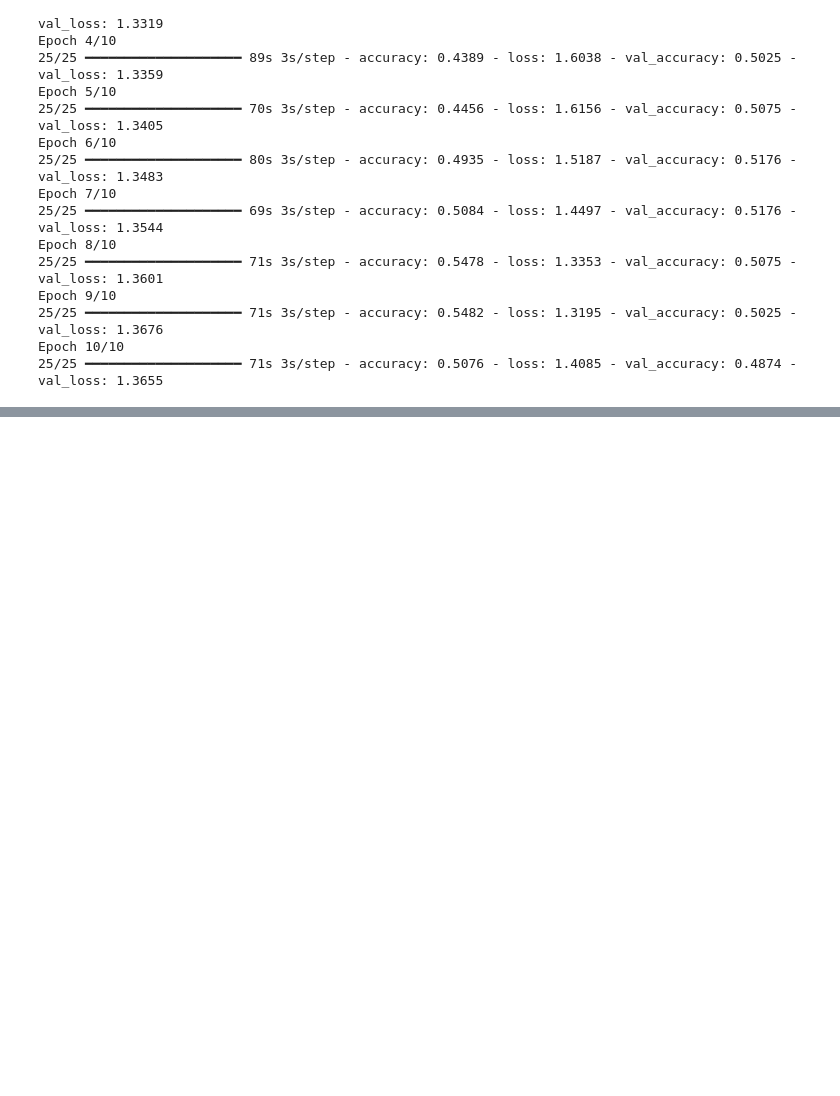
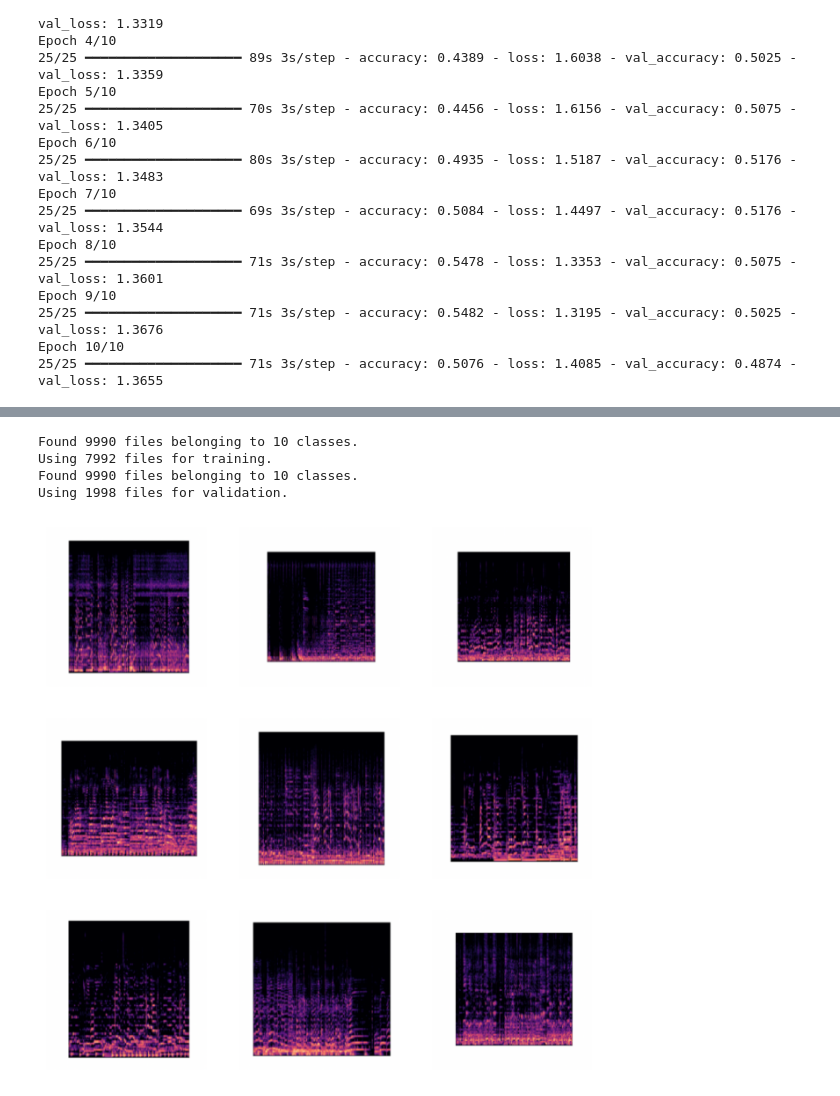
Before and after one commit to Orth33/music-genre-classification, a Jupyter notebook: Music_Genre_Classification.ipynb, the cells around one changed output, grey strips where cells are left out. Cells and saved outputs as stored; diff of their text form; code cells hidden in the pictures; blank space fills up the shorter version.

```diff
--- a/Music_Genre_Classification.ipynb
+++ b/Music_Genre_Classification.ipynb
@@ -406,0 +475,66 @@ history_finetune = model.fit(
+# %%
+# 1. Setup Paths
+IMG_PATH_2 = '/content/gtzan_slices'
+BATCH_SIZE = 32
+IMG_HEIGHT = 256
+IMG_WIDTH = 256
+# %%
+# 2. Load Data (Split into Train/Validation)
+train_ds = tf.keras.utils.image_dataset_from_directory(
+    IMG_PATH_2,
+    validation_split=0.2,
+    subset="training",
+    seed=123,
+    image_size=(IMG_HEIGHT, IMG_WIDTH),
+    batch_size=BATCH_SIZE
+)
+
+val_ds = tf.keras.utils.image_dataset_from_directory(
+    IMG_PATH_2,
+    validation_split=0.2,
+    subset="validation",
+    seed=123,
+    image_size=(IMG_HEIGHT, IMG_WIDTH),
+    batch_size=BATCH_SIZE
+)
+# %% [output]
+Found 9990 files belonging to 10 classes.
+Using 7992 files for training.
+Found 9990 files belonging to 10 classes.
+Using 1998 files for validation.
+# %%
+# Optimize performance (caching)
+train_ds = train_ds.cache().shuffle(1000).prefetch(buffer_size=tf.data.AUTOTUNE)
+val_ds = val_ds.cache().prefetch(buffer_size=tf.data.AUTOTUNE)
+# %%
+from tensorflow.keras import layers
+
+data_augmentation = tf.keras.Sequential([
+    # Add a tiny bit of noise - helps the model generalize
+    layers.GaussianNoise(0.1),
+    # Small zoom is okay, but NO flips or rotations!
+    layers.RandomZoom(height_factor=0.1, width_factor=0.1),
+])
+# %%
+AUTOTUNE = tf.data.AUTOTUNE
+
+train_ds = train_ds.map(
+    lambda x, y: (data_augmentation(x, training=True), y),
+    num_parallel_calls=AUTOTUNE
+)
+
+train_ds = train_ds.prefetch(buffer_size=AUTOTUNE)
+val_ds = val_ds.prefetch(buffer_size=AUTOTUNE)
+# %%
+import matplotlib.pyplot as plt
+
+for images, labels in train_ds.take(1):
+    augmented_images = data_augmentation(images)
+
+    plt.figure(figsize=(8,8))
+    for i in range(9):
+        ax = plt.subplot(3,3,i+1)
+        plt.imshow(augmented_images[i].numpy().astype("uint8"))
+        plt.axis("off")
+# %% [output]
+[figure, added]
```
Also changed, not shown: parts of 15 cells of this notebook.
